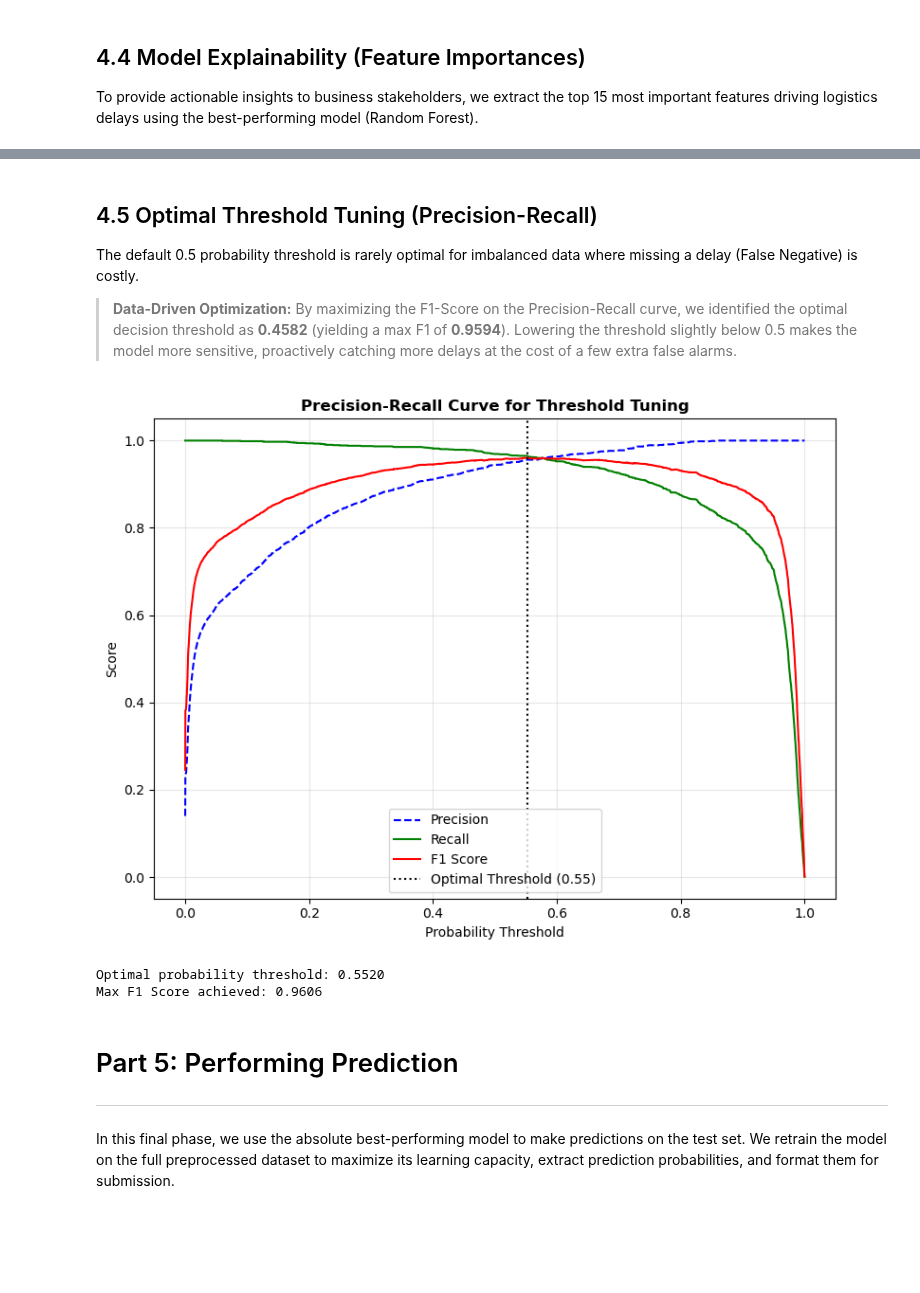
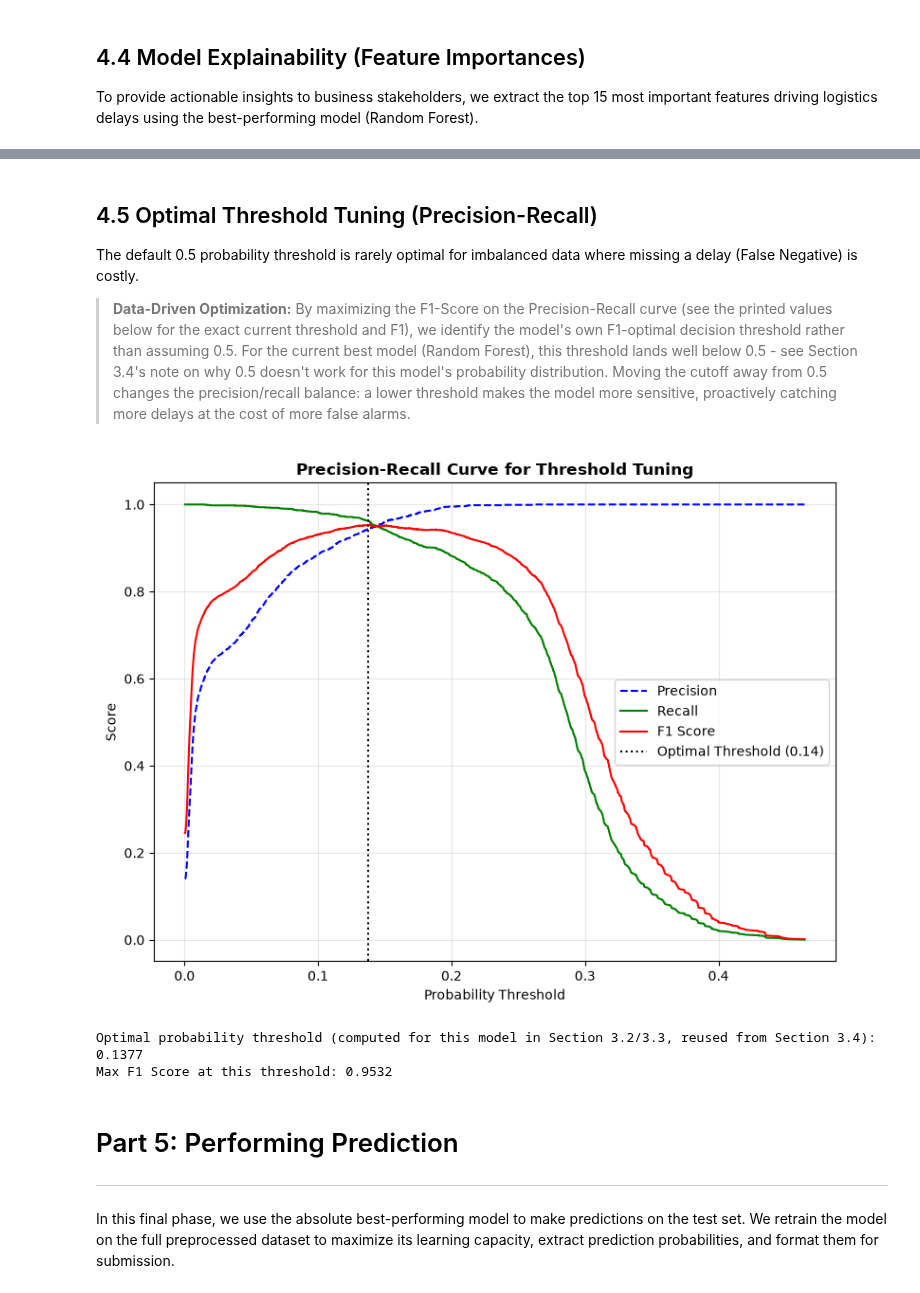
Before and after one commit to InbarKedem/final-project-intro-to-ml, a Jupyter notebook: task.ipynb, the cells around one changed output, grey strips where cells are left out. Saved outputs shown, nothing was run; the diff lists cells and outputs as text; code cells hidden in the pictures; blank space fills up the shorter version.

```diff
--- a/task.ipynb
+++ b/task.ipynb
@@ -2019,9 +2247,11 @@ base_model_pipeline = Pipeline([
 ])
 base_model_pipeline.fit(X_train_split, y_train_split)
 
-# Predictions on Validation Set
-y_val_pred_base = base_model_pipeline.predict(X_val)
+# Predictions on Validation Set (F1-optimal threshold, not the default 0.5 -
+# see get_optimal_threshold above)
 y_val_pred_proba_base = base_model_pipeline.predict_proba(X_val)[:, 1]
+optimal_thresholds['Logistic Regression'] = get_optimal_threshold(y_val, y_val_pred_proba_base)
+y_val_pred_base = (y_val_pred_proba_base >= optimal_thresholds['Logistic Regression']).astype(int)
 
 # Evaluate
 base_metrics = evaluate_model(y_val, y_val_pred_base, y_val_pred_proba_base)
@@ -2062,9 +2292,10 @@ rf_search = RandomizedSearchCV(
 rf_search.fit(X_train_split, y_train_split)
 best_rf = rf_search.best_estimator_
 
-# Predict and Evaluate
-y_val_pred_rf = best_rf.predict(X_val)
+# Predict and Evaluate (F1-optimal threshold, not the default 0.5)
 y_val_pred_proba_rf = best_rf.predict_proba(X_val)[:, 1]
+optimal_thresholds['Random Forest'] = get_optimal_threshold(y_val, y_val_pred_proba_rf)
+y_val_pred_rf = (y_val_pred_proba_rf >= optimal_thresholds['Random Forest']).astype(int)
 
 trained_models['Random Forest'] = best_rf
 evaluation_results['Random Forest'] = evaluate_model(y_val, y_val_pred_rf, y_val_pred_proba_rf)
@@ -2111,9 +2344,10 @@ best_svm = svm_search.best_estimator_
 print("Retraining the best SVM estimator on the full training split...")
 best_svm.fit(X_train_split, y_train_split)
 
-# Predict and Evaluate
-y_val_pred_svm = best_svm.predict(X_val)
+# Predict and Evaluate (F1-optimal threshold, not the default 0.5)
 y_val_pred_proba_svm = best_svm.predict_proba(X_val)[:, 1]
+optimal_thresholds['SVM'] = get_optimal_threshold(y_val, y_val_pred_proba_svm)
+y_val_pred_svm = (y_val_pred_proba_svm >= optimal_thresholds['SVM']).astype(int)
 
 trained_models['SVM'] = best_svm
 evaluation_results['SVM'] = evaluate_model(y_val, y_val_pred_svm, y_val_pred_proba_svm)
@@ -2151,9 +2385,10 @@ ann_search = RandomizedSearchCV(
 ann_search.fit(X_train_split, y_train_split)
 best_ann = ann_search.best_estimator_
 
-# Predict and Evaluate
-y_val_pred_ann = best_ann.predict(X_val)
+# Predict and Evaluate (F1-optimal threshold, not the default 0.5)
 y_val_pred_proba_ann = best_ann.predict_proba(X_val)[:, 1]
+optimal_thresholds['ANN'] = get_optimal_threshold(y_val, y_val_pred_proba_ann)
+y_val_pred_ann = (y_val_pred_proba_ann >= optimal_thresholds['ANN']).astype(int)
 
 trained_models['ANN'] = best_ann
 evaluation_results['ANN'] = evaluate_model(y_val, y_val_pred_ann, y_val_pred_proba_ann)
@@ -2493,38 +2752,41 @@ else:
 
 The default 0.5 probability threshold is rarely optimal for imbalanced data where missing a delay (False Negative) is costly.
 
-> **Data-Driven Optimization:** By maximizing the F1-Score on the Precision-Recall curve, we identified the optimal decision threshold as **0.4582** (yielding a max F1 of **0.9594**). Lowering the threshold slightly below 0.5 makes the model more sensitive, proactively catching more delays at the cost of a few extra false alarms.
+> **Data-Driven Optimization:** By maximizing the F1-Score on the Precision-Recall curve (see the printed values below for the exact current threshold and F1), we identify the model's own F1-optimal decision threshold rather than assuming 0.5. For the current best model (Random Forest), this threshold lands well below 0.5 - see Section 3.4's note on why 0.5 doesn't work for this model's probability distribution. Moving the cutoff away from 0.5 changes the precision/recall balance: a lower threshold makes the model more sensitive, proactively catching more delays at the cost of more false alarms.
 # %%
 
+# Reuse the threshold already computed in Section 3.4 (cell above the model
+# comparison) rather than recomputing it, so there's exactly one source of
+# truth for which threshold is "the" tuned threshold for this model.
 best_model_name = results_df['ROC_AUC'].idxmax()
 y_val_pred_proba = trained_models[best_model_name].predict_proba(X_val)[:, 1]
+optimal_threshold = optimal_thresholds[best_model_name]
 
 precision, recall, thresholds = precision_recall_curve(y_val, y_val_pred_proba)
 
-# Calculate F1-score for each threshold
+# Calculate F1-score for each threshold (for the curve only; the threshold itself
+# was already chosen this same way back when the model was trained)
 f1_scores = 2 * (precision[:-1] * recall[:-1]) / (precision[:-1] + recall[:-1] + 1e-10)
-optimal_idx = np.argmax(f1_scores)
-optimal_threshold = thresholds[optimal_idx]
 
 plt.figure(figsize=(8, 6))
 plt.plot(thresholds, precision[:-1], 'b--', label='Precision')
 plt.plot(thresholds, recall[:-1], 'g-', label='Recall')
 plt.plot(thresholds, f1_scores, 'r-', label='F1 Score')
 plt.axvline(x=optimal_threshold, color='k', linestyle=':', label=f'Optimal Threshold ({optimal_threshold:.2f})')
 plt.title('Precision-Recall Curve for Threshold Tuning', fontweight='bold')
 plt.xlabel('Probability Threshold')
 plt.ylabel('Score')
 plt.legend()
 plt.grid(True, alpha=0.3)
 plt.tight_layout()
 plt.show()
 
-print(f"Optimal probability threshold: {optimal_threshold:.4f}")
-print(f"Max F1 Score achieved: {f1_scores[optimal_idx]:.4f}")
+print(f"Optimal probability threshold (computed for this model in Section 3.2/3.3, reused from Section 3.4): {optimal_threshold:.4f}")
+print(f"Max F1 Score at this threshold: {f1_scores[np.argmax(f1_scores)]:.4f}")
 # %% [output]
-[figure, old version]
+[figure, new version]
-Optimal probability threshold: 0.5520
-Max F1 Score achieved: 0.9606
+Optimal probability threshold (computed for this model in Section 3.2/3.3, reused from Section 3.4): 0.1377
+Max F1 Score at this threshold: 0.9532
 # %% [markdown]
 # Part 5: Performing Prediction
 
```
Also changed, not shown: parts of 74 cells of this notebook, 1 other file.
